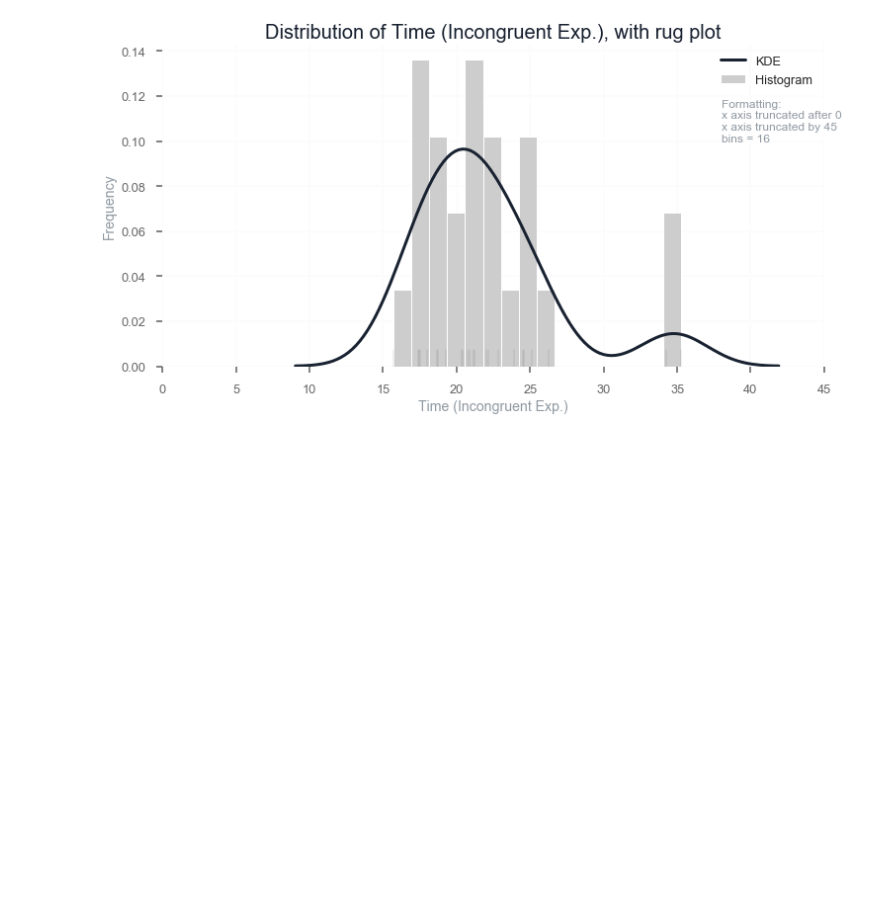
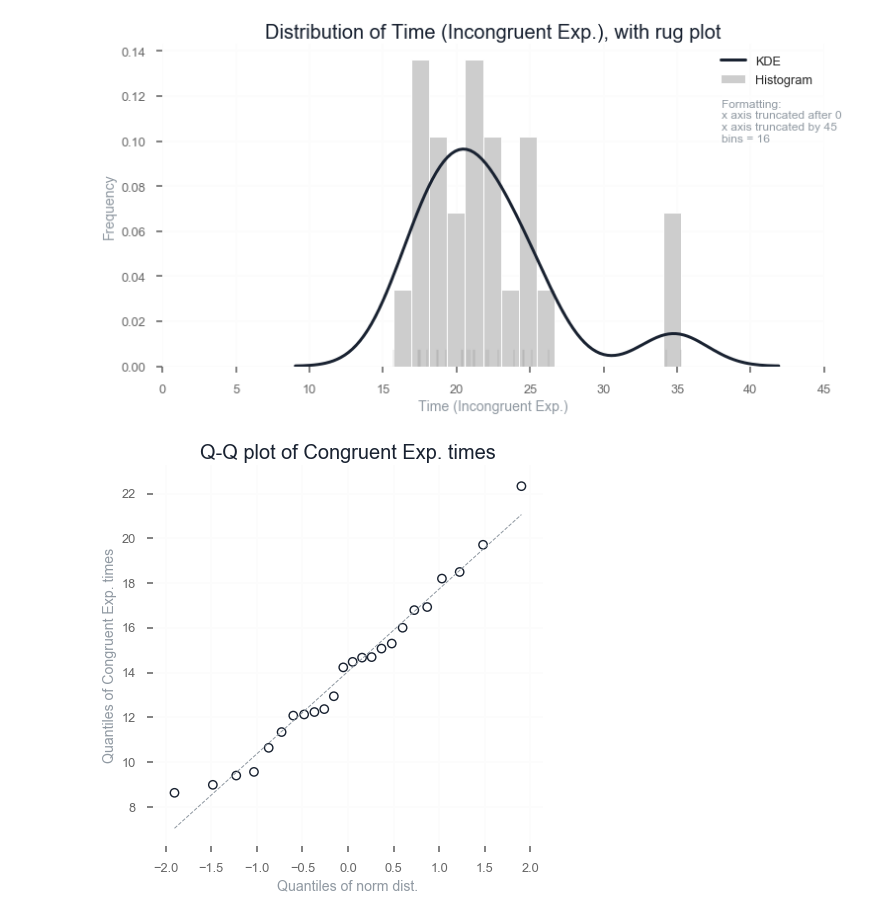
Before and after one commit to AdmcCarthy/Stroop_Effect, a Jupyter notebook: resources/ipython_notebook/Stroop Experiment.ipynb, the cells around one changed output. Saved outputs shown, nothing was run; the diff lists cells and outputs as text; code cells hidden in the pictures; blank space fills up the shorter version.

Commit message:
feat: Added qq plots to figures
Also took the resulting figures into the report

```diff
--- a/resources/ipython_notebook/Stroop Experiment.ipynb
+++ b/resources/ipython_notebook/Stroop Experiment.ipynb
@@ -56,3 +58,8 @@ univariate(df["Incongruent"], "Time (Incongruent Exp.)", bin_n=16, x_truncation_
 # %% [output]
 <matplotlib.axes._subplots.AxesSubplot at 0x...>
 [figure]
+# %%
+# qq plots should require 1000 samples, we only have 24
+qq_plot(df["Congruent"], "Congruent Exp. times", ax_size=(7, 7))
+# %% [output]
+[figure, added]
```
Also changed, not shown: parts of 3 cells of this notebook, 5 other files.
